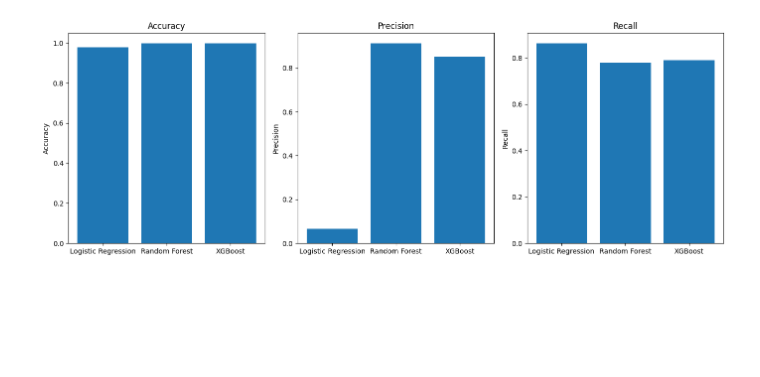
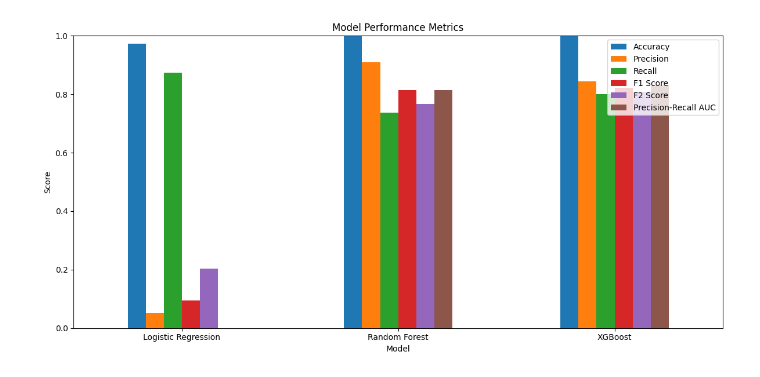
Before and after one commit to MlazicM/card-fraud-detection, a Jupyter notebook: notebooks/05_evaluation.ipynb, the cells around one changed output. Saved outputs shown, nothing was run; the diff lists cells and outputs as text; code cells hidden in the pictures; blank space fills up the shorter version.

Commit message:
Adding new visualisation of data to notebook

```diff
--- a/notebooks/05_evaluation.ipynb
+++ b/notebooks/05_evaluation.ipynb
@@ -1,9 +1,11 @@
 # %%
 # importing necessary libraries
 import pandas as pd
+import numpy as np
 import joblib as jb
 from sklearn.metrics import precision_recall_curve, auc, confusion_matrix, ConfusionMatrixDisplay,accuracy_score, precision_score, recall_score, f1_score, fbeta_score
 import matplotlib.pyplot as plt
+import xgboost as xgb
 # Load predictions
 predictions_df = pd.read_csv('../data/processed/model_predictions.csv')
 y_test = predictions_df['y_test'].values
@@ -56,45 +58,57 @@ precision_rf, recall_rf, _ = precision_recall_curve(y_test, y_proba)
 auc_rf = auc(recall_rf, precision_rf)
 metrics_df["Precision-Recall AUC"] = [None, auc_rf, None] # Only for Random Forest
 print(metrics_df)
-
-#Visualization of the metrics, 3 graphs, one for each metric, with the three models on the x-axis and the metric values on the y-axis
-import matplotlib.pyplot as plt
-fig, axs = plt.subplots(1, 3, figsize=(14, 5))
-models = metrics_df["Model"]
-accuracy = metrics_df["Accuracy"]
-precision = metrics_df["Precision"]
-recall = metrics_df["Recall"]
-f1_score = metrics_df["F1 Score"]
-
-axs[0].bar(models, accuracy)
-axs[0].set_title("Accuracy")
-axs[0].set_ylabel("Accuracy")
-
-axs[1].bar(models, precision)
-axs[1].set_title("Precision")
-axs[1].set_ylabel("Precision")
-
-axs[2].bar(models, recall)
-axs[2].set_title("Recall")
-axs[2].set_ylabel("Recall")
-
+#Adding precision-recall AUC for XGBoost model
+y_proba_xgb = jb.load('../models/xgboost.pkl').predict_proba(X_test)[:, 1]
+precision_xgb, recall_xgb, _ = precision_recall_curve(y_test, y_proba_xgb)
+auc_xgb = auc(recall_xgb, precision_xgb)
+metrics_df["Precision-Recall AUC"] = [None, auc_rf, auc_xgb] # Update for XGBoost
+print(metrics_df)
+#Visualization of the metrics including the new F2 score and Precision-Recall AUC
+metrics_df.set_index("Model", inplace=True)
+metrics_df[["Accuracy", "Precision", "Recall", "F1 Score", "F2 Score", "Precision-Recall AUC"]].plot(kind="bar", figsize=(12, 6))
+plt.title("Model Performance Metrics")
+plt.ylabel("Score")
+plt.ylim(0, 1)
+plt.xticks(rotation=0)
+plt.legend(loc="upper right")
 plt.tight_layout()
 plt.show()
-#Confusion matrix visualization for each model
-fig, axs = plt.subplots(1, 3, figsize=(14, 5))
-cm_lr = confusion_matrix(y_test, y_pred_logistic)
-cm_rf = confusion_matrix(y_test, y_pred_rf)
-cm_xgb = confusion_matrix(y_test, y_pred_xgb)
-disp_lr = ConfusionMatrixDisplay(confusion_matrix=cm_lr, display_labels=["Not Fraud", "Fraud"])
-disp_rf = ConfusionMatrixDisplay(confusion_matrix=cm_rf, display_labels=["Not Fraud", "Fraud"])
-disp_xgb = ConfusionMatrixDisplay(confusion_matrix=cm_xgb, display_labels=["Not Fraud", "Fraud"])
-disp_lr.plot(ax=axs[0])
-disp_rf.plot(ax=axs[1])
-disp_xgb.plot(ax=axs[2])
-axs[0].set_title("Logistic Regression")
-axs[1].set_title("Random Forest")
-axs[2].set_title("XGBoost")
-plt.tight_layout()
+#Confusion matrix visualization for each model, not only numbers but also the visual representation of the confusion matrix for each model to better understand their performance in terms of true positives, true negatives, false positives, and false negatives.
+models = {
+    "Logistic Regression": y_pred_logistic,
+    "Random Forest": y_pred_rf,
+    "XGBoost": y_pred_xgb
+}
+for model_name, y_pred in models.items():
+    cm = confusion_matrix(y_test, y_pred)
+    disp = ConfusionMatrixDisplay(confusion_matrix=cm, display_labels=[0, 1])
+    disp.plot(cmap=plt.cm.Blues)
+    plt.title(f"Confusion Matrix for {model_name}")
+    plt.show()
+# Precision-Recall curve for all models
+plt.figure(figsize=(10, 6))
+# Logistic Regression
+precision_logistic, recall_logistic, _ = precision_recall_curve(y_test, y_pred_logistic)
+plt.plot(recall_logistic, precision_logistic, label="Logistic Regression")
+# Random Forest
+precision_rf, recall_rf, _ = precision_recall_curve(y_test, y_proba)
+plt.plot(recall_rf, precision_rf, label="Random Forest")
+# XGBoost
+precision_xgb, recall_xgb, _ = precision_recall_curve(y_test, y_proba_xgb)
+plt.plot(recall_xgb, precision_xgb, label="XGBoost")
+plt.xlabel("Recall")
+plt.ylabel("Precision")
+plt.title("Precision-Recall Curve")
+plt.legend()
+plt.grid()
 plt.show()
+#Future importance for XGBoost model
+xgb_model = jb.load('../models/xgboost.pkl')
+feature_importance = pd.DataFrame({
+    "Feature": X_test.columns,
+    "Importance": xgb_model.feature_importances_
+}).sort_values(by="Importance", ascending=False)
+print(feature_importance.head(10))
 # %% [output]
                  Model  Accuracy  Precision    Recall  F1 Score
@@ -117 +131 @@ plt.show()
-[figure, old version]
+[figure, new version]
```
Also changed, not shown: parts of 2 cells of this notebook, 2 other files.
